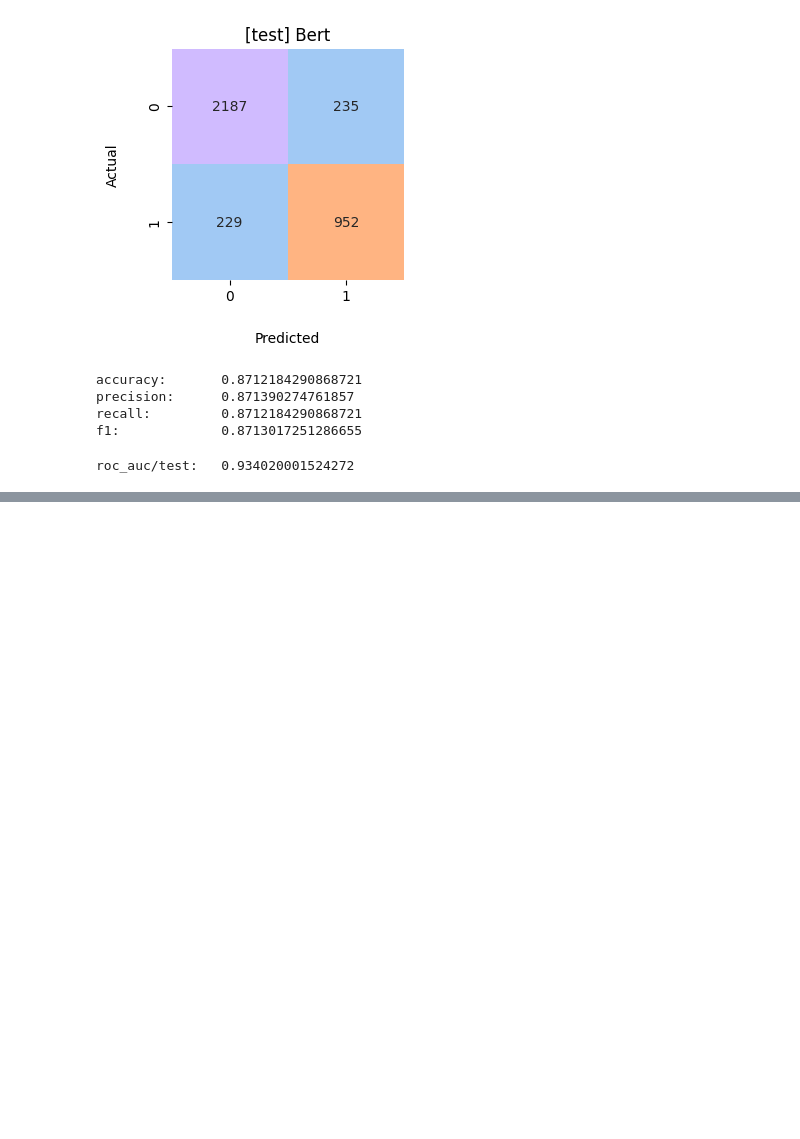
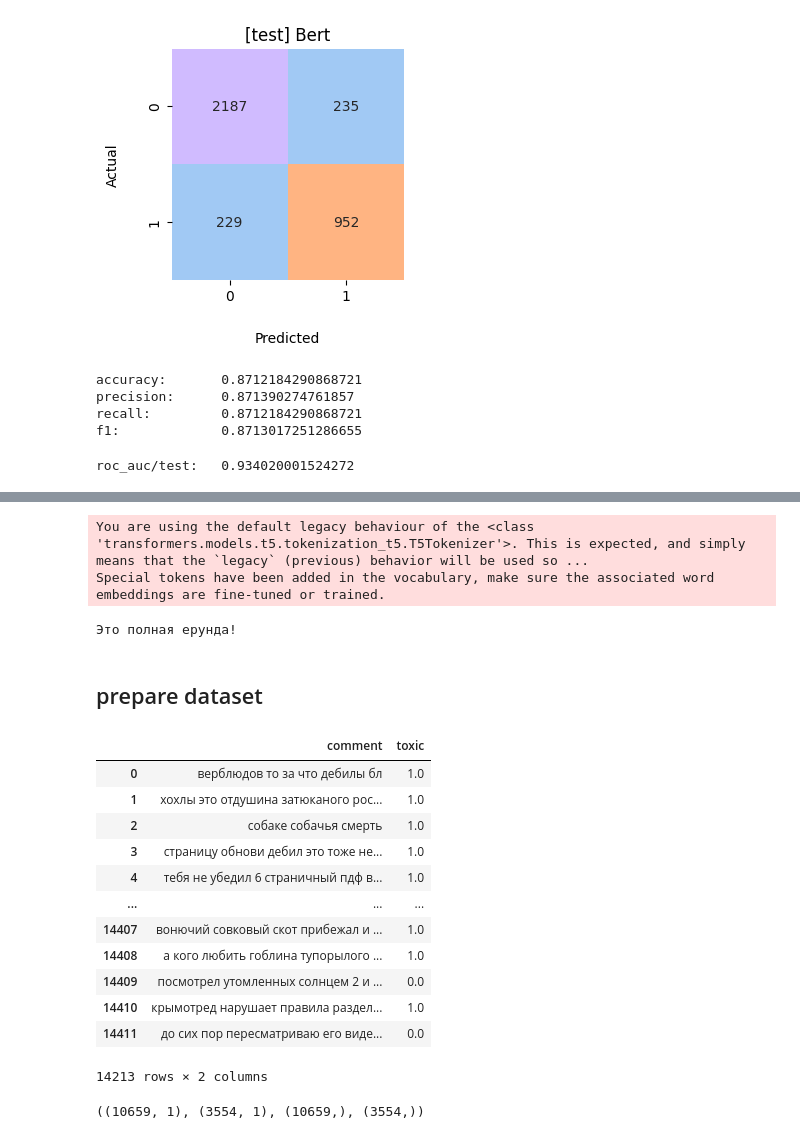
Before and after one commit to hse-toxic/toxiccc, a Jupyter notebook: nonlinear/nonlinear.ipynb, the cells around one changed output, grey strips where cells are left out. Saved outputs shown, nothing was run; the diff lists cells and outputs as text; code cells hidden in the pictures; blank space fills up the shorter version.

```diff
--- a/nonlinear/nonlinear.ipynb
+++ b/nonlinear/nonlinear.ipynb
@@ -663,0 +658,74 @@ roc_auc/test:   0.934020001524272
+# %%
+cache_dir = "D:/jupyter/" # fixes OSError: Unable to load vocabulary from file
+cache_dir_tokenizers = cache_dir + "tokenizers/"
+tokenizer = AutoTokenizer.from_pretrained(base_model_name, force_download=True, cache_dir=cache_dir_tokenizers)
+model = T5ForConditionalGeneration.from_pretrained(model_name)
+# %% [output]
+You are using the default legacy behaviour of the <class 'transformers.models.t5.tokenization_t5.T5Tokenizer'>. This is expected, and simply means that the `legacy` (previous) behavior will be used so ...
+Special tokens have been added in the vocabulary, make sure the associated word embeddings are fine-tuned or trained.
+# %%
+device = torch.device('cuda' if torch.cuda.is_available() else 'cpu')
+model = model.to(device)
+input_ids = tokenizer.encode('Это полная хуйня!', return_tensors='pt').to(device)
+output_ids = model.generate(input_ids, max_length=50, num_return_sequences=1)
+output_text = tokenizer.decode(output_ids[0], skip_special_tokens=True)
+print(output_text)
+# %% [output]
+Это полная ерунда!
+# %% [markdown]
+## prepare dataset
+# %%
+class CleanTransformer(BaseEstimator, TransformerMixin):
+    def __init__(self):
+        pass
+
+    def fit(self, X, y=None):
+        return self
+
+    def transform(self, X):
+        def clean_text(text):
+            text = text.lower()
+            text = re.sub(r'http\S+', '', text)
+            text = re.sub(r'www\S+', '', text)
+            text = re.sub(r"\'s", " ", text)
+            text = re.sub('\W', ' ', text)
+            text = re.sub('\s+', ' ', text)
+            text = text.strip(' ')
+            return text
+
+
+        X_copy = X.copy()
+        X_copy['comment'] = X_copy['comment'].apply(clean_text)
+        return X_copy
+# %%
+df = pd.read_csv('comments.csv')
+cleaner = CleanTransformer()
+cleaner.fit(df)
+df = cleaner.transform(df)
+df = df[df['comment'] != '']
+df = df[df['comment'].map(len) < 1000]
+df
+# %% [output]
+|  | comment | toxic |
+| 0 | верблюдов то за что дебилы бл | 1.0 |
+| 1 | хохлы это отдушина затюканого рос... | 1.0 |
+| 2 | собаке собачья смерть | 1.0 |
+| 3 | страницу обнови дебил это тоже не... | 1.0 |
+| 4 | тебя не убедил 6 страничный пдф в... | 1.0 |
+| ... | ... | ... |
+| 14407 | вонючий совковый скот прибежал и ... | 1.0 |
+| 14408 | а кого любить гоблина тупорылого ... | 1.0 |
+| 14409 | посмотрел утомленных солнцем 2 и ... | 0.0 |
+| 14410 | крымотред нарушает правила раздел... | 1.0 |
+| 14411 | до сих пор пересматриваю его виде... | 0.0 |
+14213 rows × 2 columns
+# %%
+RANDOM_STATE=42
+
+
+X = df.drop(columns=['toxic'])
+y = df['toxic']
+Xtrain, Xtest, ytrain, ytest = train_test_split(X, y, random_state=RANDOM_STATE, test_size=0.25)
+Xtrain.shape, Xtest.shape, ytrain.shape, ytest.shape
+# %% [output]
+((10659, 1), (3554, 1), (10659,), (3554,))
```
Also changed, not shown: parts of 50 cells of this notebook, 1 other file.
